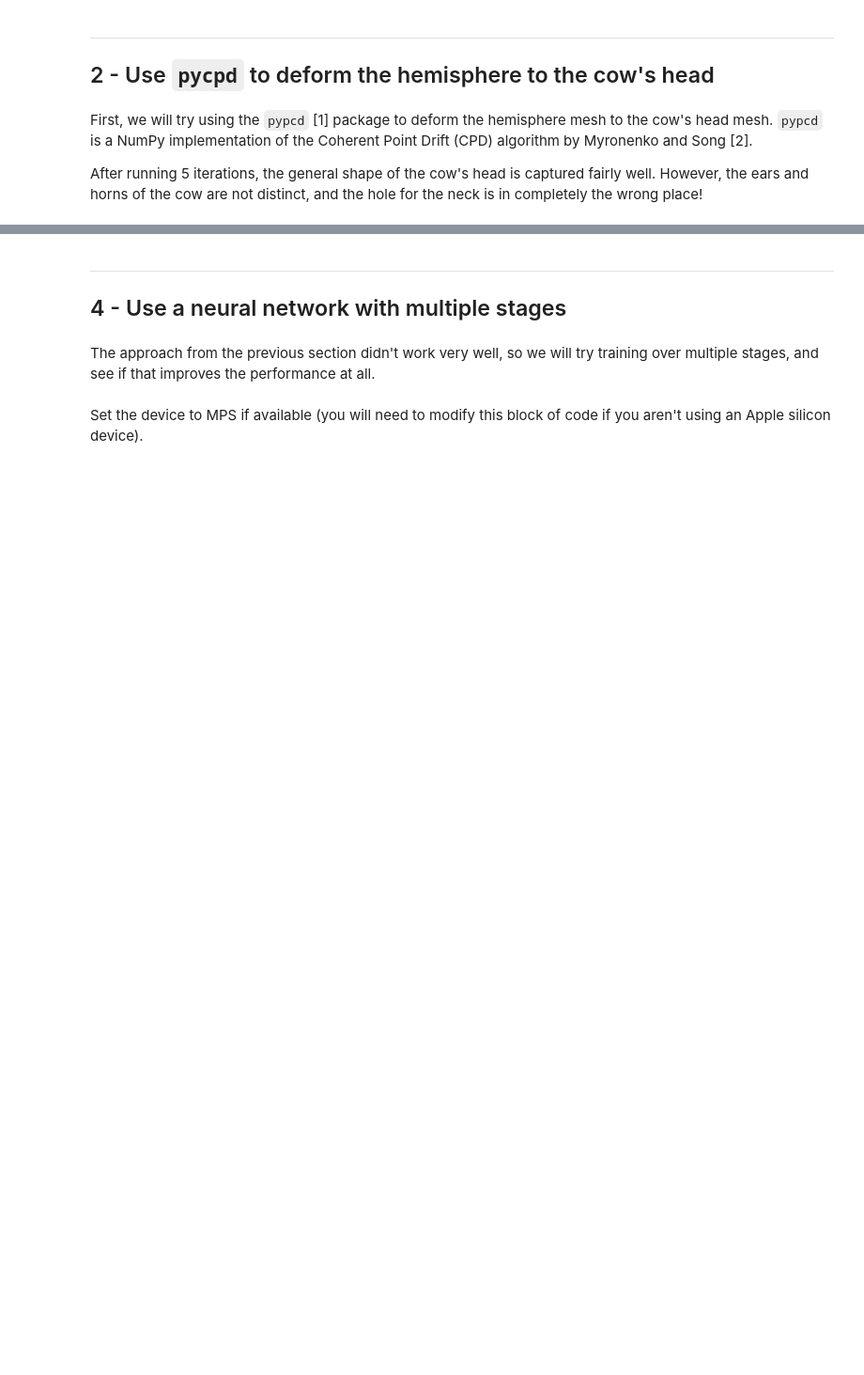
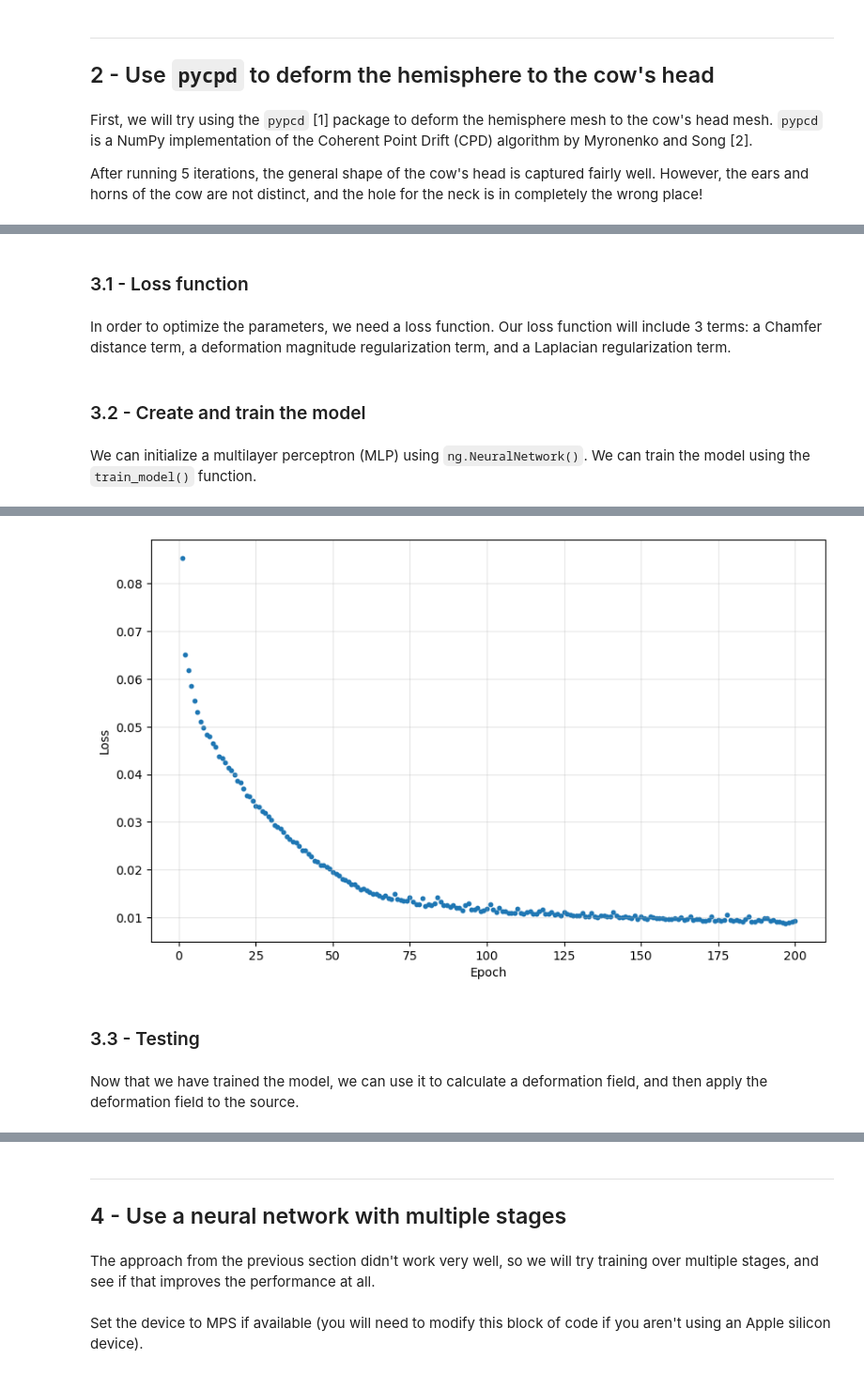
Before and after one commit to joeEndacott/numerical_geometry, a Jupyter notebook: notebooks/hemisphere_to_cow.ipynb, the cells around one changed output, grey strips where cells are left out. Shown at 94% size. Cells and saved outputs as stored; diff of their text form; code cells hidden in the pictures; blank space fills up the shorter version.

Commit message:
Refactored notebooks to be consistent with the new codebase. Added new images to the notebooks/Images directory.

```diff
--- a/notebooks/hemisphere_to_cow.ipynb
+++ b/notebooks/hemisphere_to_cow.ipynb
@@ -24,5 +21,5 @@ Create a mesh of a hemisphere using the `pv.Sphere()` function.
 # %%
 hemisphere_mesh = pv.Sphere(
-    radius=1, theta_resolution=100, phi_resolution=100, end_phi=90
-)
+    radius=0.75, theta_resolution=100, phi_resolution=100, end_phi=90
+).compute_normals()
 hemisphere_mesh.plot(show_edges=True)
@@ -161,0 +109,46 @@ ng.animate_deformation(
+# %% [markdown]
+### 3.1 - Loss function
+# %% [markdown]
+In order to optimize the parameters, we need a loss function. Our loss function will include 3 terms: a Chamfer distance term, a deformation magnitude regularization term, and a Laplacian regularization term.
+# %%
+lambda_deformation = 1e-3
+lambda_laplacian = 1e-3
+
+
+def loss_function(source, target, deformation):
+    """
+    Loss function
+    =============
+
+    Computes the loss.
+    """
+    chamfer_distance = ng.chamfer_distance(source + deformation, target)
+    deformation_loss = ng.deformation_loss(deformation)
+    laplacian_loss = ng.laplacian_loss(source, deformation)
+
+    loss = (
+        chamfer_distance
+        + (lambda_deformation * deformation_loss)
+        + (lambda_laplacian * laplacian_loss)
+    )
+    return loss
+# %% [markdown]
+### 3.2 - Create and train the model
+# %% [markdown]
+We can initialize a multilayer perceptron (MLP) using `ng.NeuralNetwork()`. We can train the model using the `train_model()` function.
+# %%
+model = ng.NeuralNetwork(parameters=128, layers=4).to(device)
+
+model.train_model(
+    source_mesh=hemisphere_mesh,
+    target_mesh=cow_head_mesh,
+    device=device,
+    loss_function=loss_function,
+    optimizer_type="SGD",
+    epochs=200,
+    batch_size=512,
+    target_batch_size=1000,
+    learning_rate=1e-1,
+    print_every=10,
+)
+# %% [output]
@@ -161,0 +175,5 @@ ng.animate_deformation(
+[figure, added]
+# %% [markdown]
+### 3.3 - Testing
+# %% [markdown]
+Now that we have trained the model, we can use it to calculate a deformation field, and then apply the deformation field to the source.
```
Also changed, not shown: parts of 35 cells of this notebook, 6 other files.
